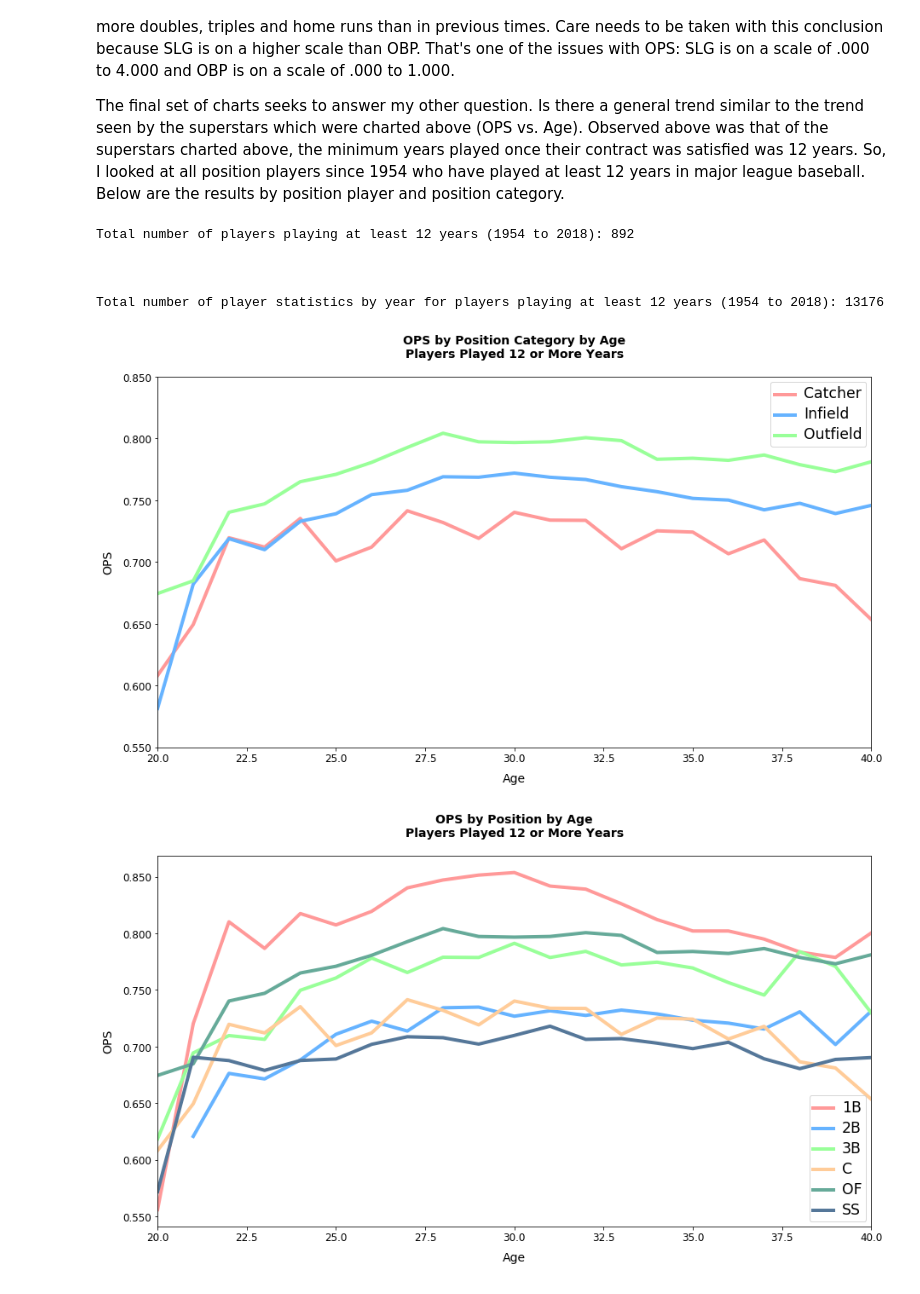
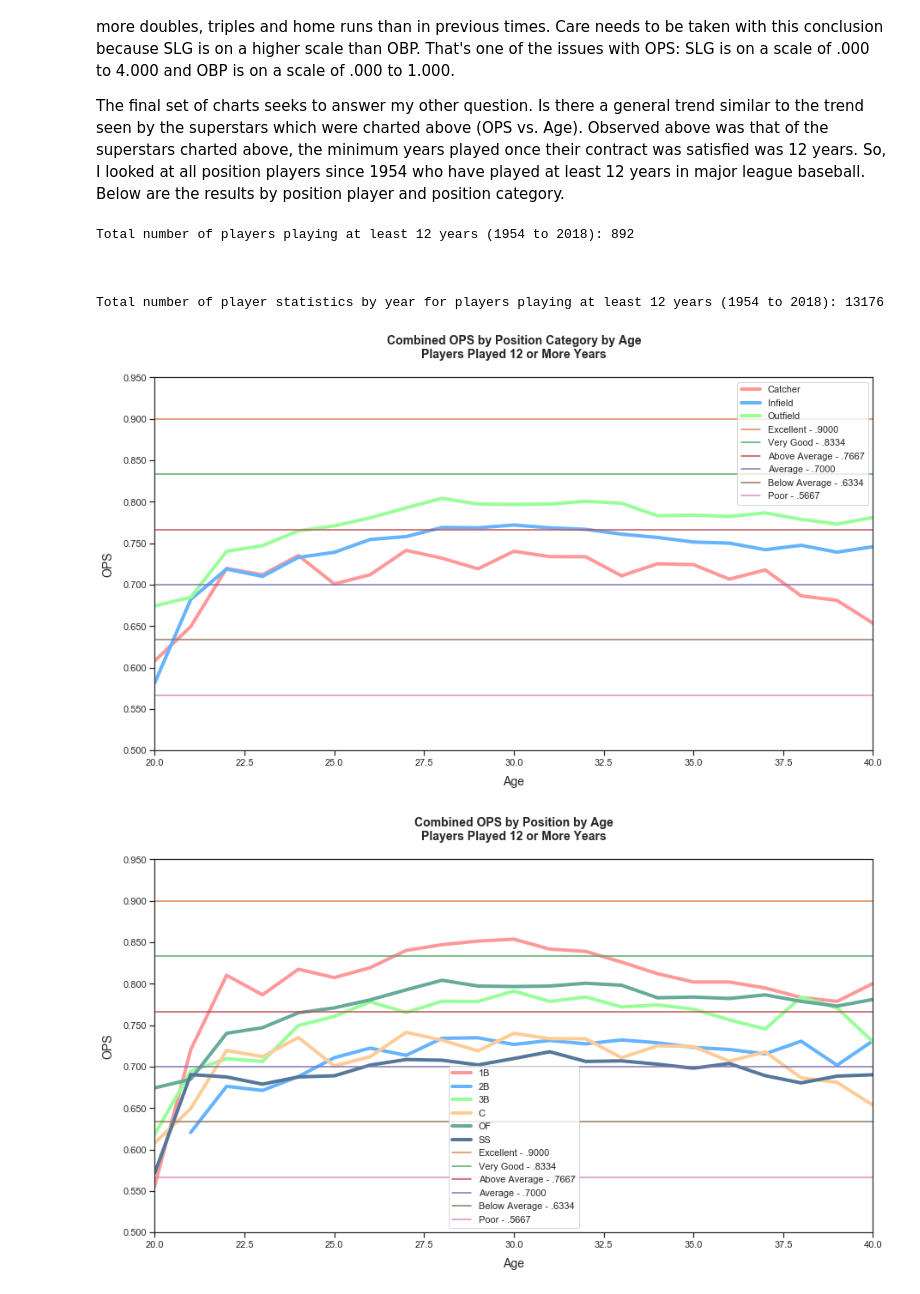
Before and after one commit to paulscheibal/SBDataScienceCert, a Jupyter notebook: CapstoneP1/Discovery/DataStory.ipynb, the cells around one changed output. Cells and saved outputs as stored; diff of their text form; code cells hidden in the pictures.

```diff
--- a/CapstoneP1/Discovery/DataStory.ipynb
+++ b/CapstoneP1/Discovery/DataStory.ipynb
@@ -28,6 +28,10 @@ import matplotlib.ticker as mtick
 import matplotlib as mpl
 import pylab as plb
 import seaborn as sns
+
+
+sns.set()
+sns.set_style('ticks')
 
 MIN_AT_BATS = 0
 START_YEAR = 1954
@@ -73,9 +77,6 @@ dfbig = pd.read_csv(bigcontractsf)
 #  Big Contract Examples
 #
 ####################################################################################################################
-#
-# plot contracted years by player
-#
 print('\n\n')
 print('The Average Dollar Value of Contract (in millions): ' + str("%.f" % dfbig.ConDollars.mean()))
 print('\n\n')
@@ -85,6 +86,10 @@ print('The Average Player Age at Contract Signing: ' + str("%.f" % dfbig.ConAgeS
 print('\n\n')
 print('The Average Player Age at End of Contract: ' + str("%.f" % dfbig.ConAgeEnd.mean()))
 print('\n\n')
+
+#
+# plot contracted years by player
+#
 dfplot = dfbig[['playername2','ConNumYears','ConDollars']].sort_values('playername2')
 dfplot.columns = ['playername2','Contract Years','Contract Value']
 ax = dfplot.plot(kind='bar',x='playername2',y='Contract Years', color='#86bf91',width=0.55,figsize=(FSHZ,7))
@@ -97,6 +102,8 @@ for tick in ax.get_yticklabels():
     tick.set_fontsize(12)
 plt.yticks(np.arange(0,14,2))
 plt.xticks(rotation=45)
+plb.axhline(dfplot['Contract Years'].mean(),c='C1',label='Avg Years')
+plt.legend()
 plt.show()
 print('\n\n')
 
@@ -114,6 +121,8 @@ for tick in ax.get_xticklabels():
 for tick in ax.get_yticklabels():
     tick.set_fontsize(12)
 plt.xticks(rotation=45)
+plb.axhline(dfplot['Contract Value'].mean(),c='C1',label='Avg Value')
+plt.legend()
 plt.show()
 print('\n\n')
 
@@ -534,7 +550,6 @@ print('\n\n')
 print('Total number of player statistics by year for players playing at least 12 years (1954 to 2018): ' + str(len(df12)))
 print('\n\n')
 
-
 # plot players played 12 or more years against OPS by Position Category
 dfplot = df[(df['years_played'] >= 12) & (df['age'] <= 40) & (df['age'] >= 20)][['age','POS_Cat','H','BB','HBP','AB','SF','1B','2B','3B','HR']]
 dfplot = dfplot.groupby(['age','POS_Cat']).sum()
@@ -545,7 +560,7 @@ dfplot.columns = dfplot.columns.droplevel()
 dfplot.columns.POS = None
 dfplot = dfplot.reset_index()
 ax = dfplot.plot(kind='line',x='age',figsize=(15,8),linewidth=4,color=['#ff9999','#66b3ff','#99ff99'])
-ax.set_title('OPS by Position Category by Age\nPlayers Played 12 or More Years\n',weight='bold', size=14)
+ax.set_title('Combined OPS by Position Category by Age\nPlayers Played 12 or More Years\n',weight='bold', size=14)
 ax.set_xlabel("Age", labelpad=10, size=14)
 ax.set_ylabel("OPS", labelpad=10, size=14)
 leg = plt.legend()
@@ -556,38 +571,52 @@ for line in leg.get_lines():
 for text in leg.get_texts():
     text.set_fontsize('x-large')
 ax.yaxis.set_major_formatter(mtick.StrMethodFormatter('{x:1.3f}'))
-plt.yticks(np.arange(.550,.900,.050))
+plt.yticks(np.arange(.500,1.000,.050))
+plb.axhline(.9000,c='C1',label='Excellent - .9000', color='#ff9999')
+plb.axhline(.8334,c='C2',label='Very Good - .8334', color='#66b3ff')
+plb.axhline(.7667,c='C3',label='Above Average - .7667', color='#99ff99')
+plb.axhline(.7000,c='C4',label='Average - .7000', color='#ffcc99')
+plb.axhline(.6334,c='C5',label='Below Average - .6334', color='#66aa99')
+plb.axhline(.5667,c='C6',label='Poor - .5667', color='#557799')
+leg = plt.legend()
 plt.show()
 
 # plot players played 12 or more years against OPS by Position
 dfplot = df[(df['years_played'] >= 12) & (df['age'] <= 40) & (df['age'] >= 20)][['age','POS','H','BB','HBP','AB','SF','1B','2B','3B','HR']]
 dfplot = dfplot.groupby(['age','POS']).sum()
 dfplot = calc_ops(dfplot)
 dfplot = dfplot[['OPS']]
 dfplot = dfplot.unstack()
 dfplot.columns = dfplot.columns.droplevel()
 dfplot.columns.POS = None
 dfplot = dfplot.reset_index()
 ax = dfplot.plot(kind='line',x='age',figsize=(15,8),linewidth=4,color=['#ff9999','#66b3ff','#99ff99','#ffcc99','#66aa99','#557799'])
-ax.set_title('OPS by Position by Age\nPlayers Played 12 or More Years\n',weight='bold', size=14)
+ax.set_title('Combined OPS by Position by Age\nPlayers Played 12 or More Years\n',weight='bold', size=14)
 ax.set_xlabel("Age", labelpad=10, size=14)
 ax.set_ylabel("OPS", labelpad=10, size=14)
 leg = plt.legend()
 # get the individual lines inside legend and set line width
 for line in leg.get_lines():
     line.set_linewidth(4)
 # get label texts inside legend and set font size
 for text in leg.get_texts():
     text.set_fontsize('x-large')
 ax.yaxis.set_major_formatter(mtick.StrMethodFormatter('{x:1.3f}'))
-plt.yticks(np.arange(.550,.900,.050))
+plt.yticks(np.arange(.500,1.000,.050))
+plb.axhline(.9000,c='C1',label='Excellent - .9000', color='#ff9999')
+plb.axhline(.8334,c='C2',label='Very Good - .8334', color='#66b3ff')
+plb.axhline(.7667,c='C3',label='Above Average - .7667', color='#99ff99')
+plb.axhline(.7000,c='C4',label='Average - .7000', color='#ffcc99')
+plb.axhline(.6334,c='C5',label='Below Average - .6334', color='#66aa99')
+plb.axhline(.5667,c='C6',label='Poor - .5667', color='#557799')
+leg = plt.legend()
 plt.show()
 # %% [output]
 Total number of players playing at least 12 years (1954 to 2018): 892
 
 
 
 Total number of player statistics by year for players playing at least 12 years (1954 to 2018): 13176
-[figure, old version]
+[figure, new version]
-[figure, old version]
+[figure, new version]
 # %% [markdown]
```
Also changed, not shown: parts of 6 cells of this notebook.
